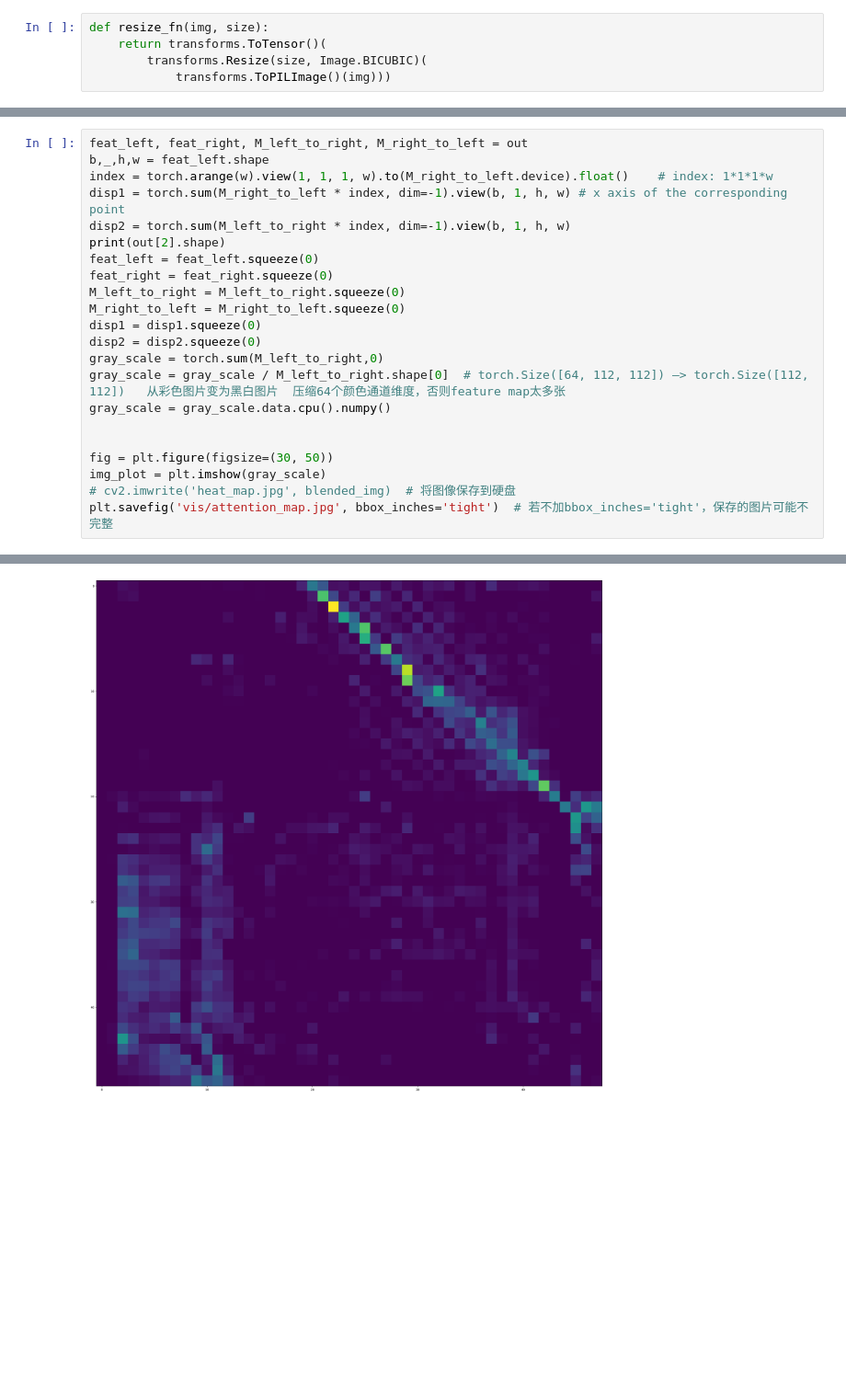
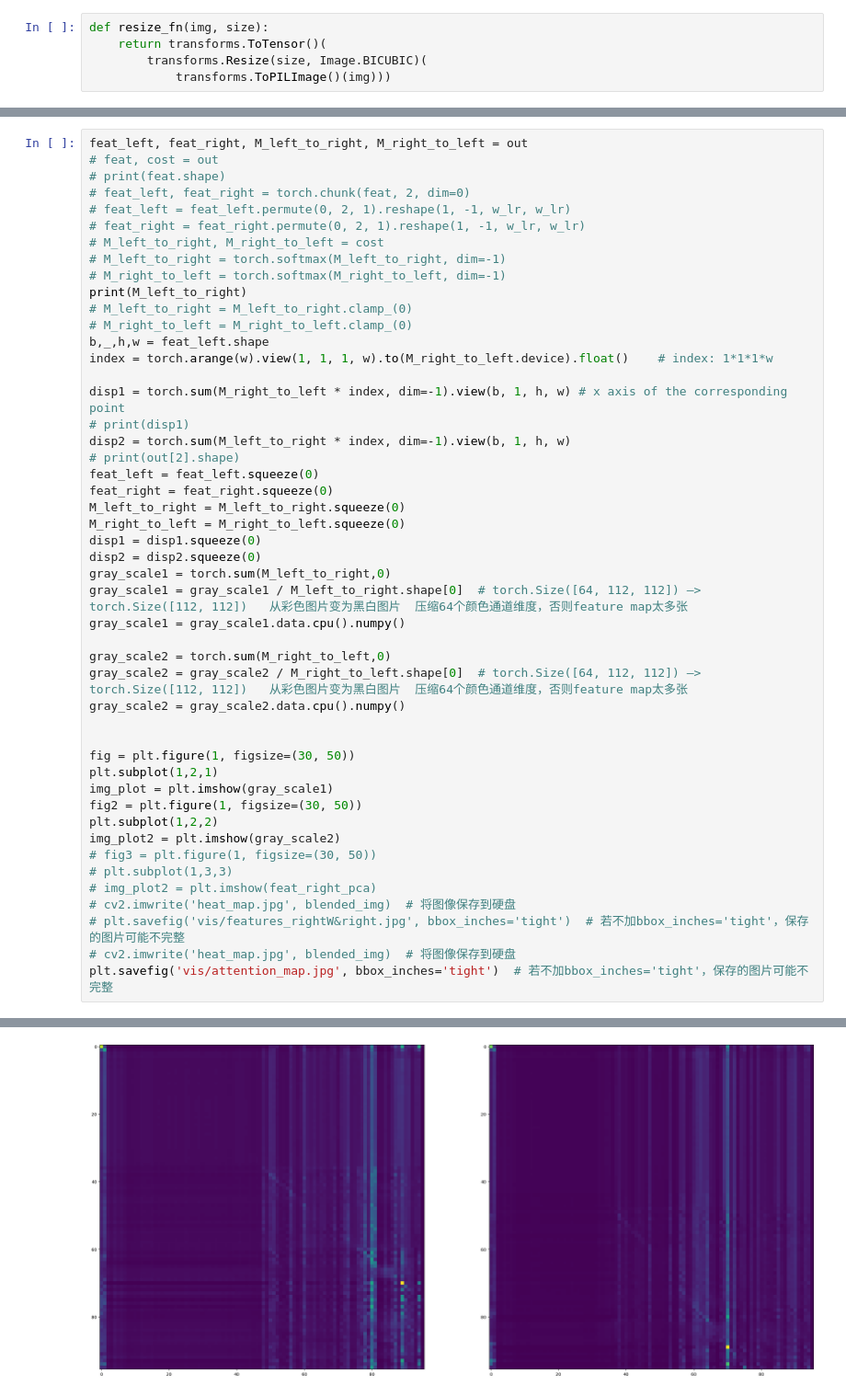
Before and after one commit to liu-yii/StereoSRTransformer, a Jupyter notebook: feat_vis.ipynb, the cells around one changed output, grey strips where cells are left out. Shown at 92% size. Drawn from its saved outputs; the diff is of its cells as text; blank space fills up the shorter version.

```diff
--- a/feat_vis.ipynb
+++ b/feat_vis.ipynb
@@ -112,23 +143,49 @@ out = features_out_hook[0]
 # %%
 feat_left, feat_right, M_left_to_right, M_right_to_left = out
+# feat, cost = out
+# print(feat.shape)
+# feat_left, feat_right = torch.chunk(feat, 2, dim=0)
+# feat_left = feat_left.permute(0, 2, 1).reshape(1, -1, w_lr, w_lr)
+# feat_right = feat_right.permute(0, 2, 1).reshape(1, -1, w_lr, w_lr)
+# M_left_to_right, M_right_to_left = cost
+# M_left_to_right = torch.softmax(M_left_to_right, dim=-1)
+# M_right_to_left = torch.softmax(M_right_to_left, dim=-1)
+print(M_left_to_right)
+# M_left_to_right = M_left_to_right.clamp_(0)
+# M_right_to_left = M_right_to_left.clamp_(0)
 b,_,h,w = feat_left.shape
 index = torch.arange(w).view(1, 1, 1, w).to(M_right_to_left.device).float()    # index: 1*1*1*w
+
 disp1 = torch.sum(M_right_to_left * index, dim=-1).view(b, 1, h, w) # x axis of the corresponding point
+# print(disp1)
 disp2 = torch.sum(M_left_to_right * index, dim=-1).view(b, 1, h, w)
-print(out[2].shape)
+# print(out[2].shape)
 feat_left = feat_left.squeeze(0)
 feat_right = feat_right.squeeze(0)
 M_left_to_right = M_left_to_right.squeeze(0)
 M_right_to_left = M_right_to_left.squeeze(0)
 disp1 = disp1.squeeze(0)
 disp2 = disp2.squeeze(0)
-gray_scale = torch.sum(M_left_to_right,0)
-gray_scale = gray_scale / M_left_to_right.shape[0]  # torch.Size([64, 112, 112]) —> torch.Size([112, 112])   从彩色图片变为黑白图片  压缩64个颜色通道维度，否则feature map太多张
-gray_scale = gray_scale.data.cpu().numpy()
+gray_scale1 = torch.sum(M_left_to_right,0)
+gray_scale1 = gray_scale1 / M_left_to_right.shape[0]  # torch.Size([64, 112, 112]) —> torch.Size([112, 112])   从彩色图片变为黑白图片  压缩64个颜色通道维度，否则feature map太多张
+gray_scale1 = gray_scale1.data.cpu().numpy()
+
+gray_scale2 = torch.sum(M_right_to_left,0)
+gray_scale2 = gray_scale2 / M_right_to_left.shape[0]  # torch.Size([64, 112, 112]) —> torch.Size([112, 112])   从彩色图片变为黑白图片  压缩64个颜色通道维度，否则feature map太多张
+gray_scale2 = gray_scale2.data.cpu().numpy()
 
 
-fig = plt.figure(figsize=(30, 50))
-img_plot = plt.imshow(gray_scale)
+fig = plt.figure(1, figsize=(30, 50))
+plt.subplot(1,2,1)
+img_plot = plt.imshow(gray_scale1)
+fig2 = plt.figure(1, figsize=(30, 50))
+plt.subplot(1,2,2)
+img_plot2 = plt.imshow(gray_scale2)
+# fig3 = plt.figure(1, figsize=(30, 50))
+# plt.subplot(1,3,3)
+# img_plot2 = plt.imshow(feat_right_pca)
+# cv2.imwrite('heat_map.jpg', blended_img)  # 将图像保存到硬盘
+# plt.savefig('vis/features_rightW&right.jpg', bbox_inches='tight')  # 若不加bbox_inches='tight'，保存的图片可能不完整
 # cv2.imwrite('heat_map.jpg', blended_img)  # 将图像保存到硬盘
 plt.savefig('vis/attention_map.jpg', bbox_inches='tight')  # 若不加bbox_inches='tight'，保存的图片可能不完整
 # %% [output]
@@ -136 +209 @@ torch.Size([1, 48, 48, 48])
-[figure, old version]
+[figure, new version]
```
Also changed, not shown: parts of 14 cells of this notebook, 50 other files.
